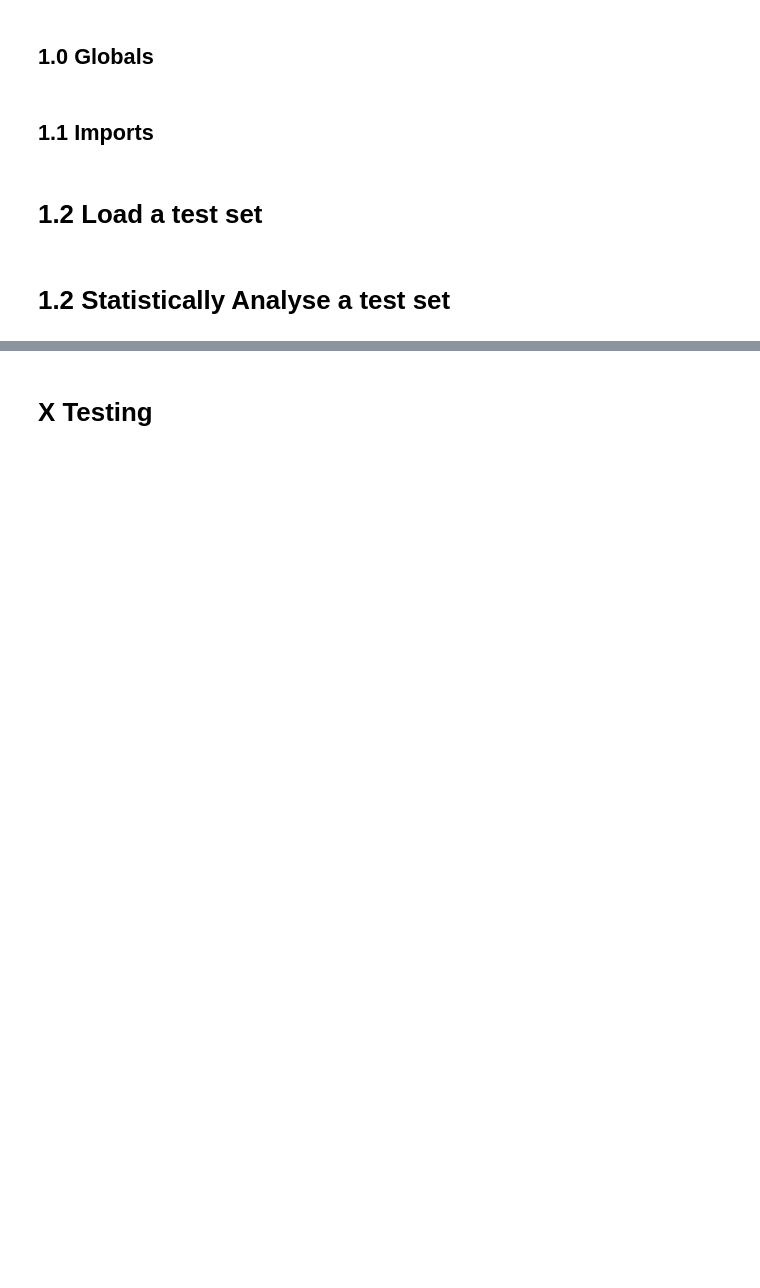
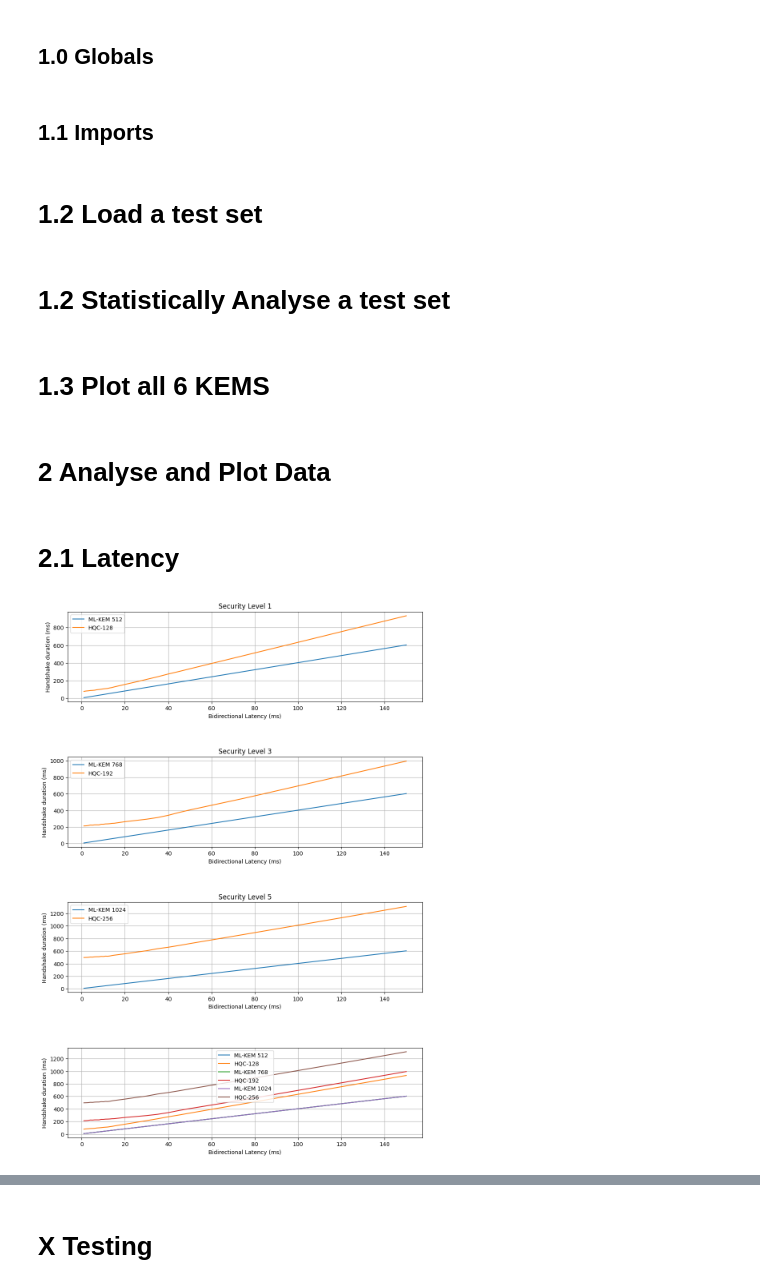
Before and after one commit to OscarTopliss/dissertation-results-analysis, a Jupyter notebook: analyse-tls-results.ipynb, the cells around one changed output, grey strips where cells are left out. Cells and saved outputs as stored; diff of their text form; code cells hidden in the pictures; blank space fills up the shorter version.

```diff
--- a/analyse-tls-results.ipynb
+++ b/analyse-tls-results.ipynb
@@ -39,16 +40,14 @@ def load_algorithm_results(
     """
 
     # load the file
-    with open(alg_results_dir + "/batch-parameters.csv", "r") as csv:
+    with open(RESULTS_DIR + alg_results_dir + "/batch-parameters.csv", "r") as csv:
         batch_parameters = pd.read_csv(csv)
 
-    # read the parameters (e.g. "what was the packet loss rate for this batch?"
-    # into a series object.
+
     batch_ind_var_values = pd.Series(
-        data=batch_parameters[ind_var_shortname],
-        index=batch_parameters["batch_number"]
+        data=dict(zip(batch_parameters["batch_number"], batch_parameters[ind_var_shortname])),
+        index=batch_parameters['batch_number']
     )
-    #print(batch_ind_var_values)
 
     # load all the results into a DataFrame
 
@@ -58,20 +57,28 @@ def load_algorithm_results(
 
     # read all of the batch-n.data files into one dataframe.
     for batch_number in batch_ind_var_values.index.to_list():
-        batch_filename = f"{alg_results_dir}/batch-{batch_number}.data"
+        batch_filename = f"{RESULTS_DIR}{alg_results_dir}/batch-{batch_number}.data"
         ind_var = batch_ind_var_values[batch_number]
         with open(batch_filename, "r") as batch_file:
             batch_durations = batch_file.read().split(",")
             results[ind_var] = [float(duration) for duration in batch_durations]
 
+    results = dict([ (k, pd.Series(v)) for k,v in results.items()]) # trick to create a dataframe
+    # with different sized columns.
+    # https://plainenglish.io/python/a-quick-trick-to-make-dataframes-with-uneven-array-lengths-32bf80d8a61d
+
     results_df = pd.DataFrame(results).replace(-1,None)
     return results_df
 # %% [markdown]
 # 1.2 Statistically Analyse a test set
 # %%
-def analyse_test_set(test_set: pd.DataFrame):
+def analyse_test_set(test_set: pd.DataFrame, inverse=False):
     # get the list of independent variable values
-    batches = list(test_set)
+    # inverse is used to put the test sets in reverse order, e.g. for bandwidth
+    if inverse:
+        batches = list(test_set)[::-1]
+    else:
+        batches = list(test_set)
     test_set_stats = {}
     test_set_stats = {
         "ind_var_value": [],
@@ -79,11 +86,12 @@ def analyse_test_set(test_set: pd.DataFrame):
         "median": [],
         "CI_low": [],
         "CI_high": [],
-        "trimmed_mean": []
+        "trimmed_mean": [],
+        "significant": []
     }
     # calculate useful statistics for each batch
     for batch_ind_var in batches:
-        batch = test_set[batch_ind_var]
+        batch = pd.to_numeric(test_set[batch_ind_var],errors="coerce").dropna()
         test_set_stats["ind_var_value"].append(batch_ind_var)
         test_set_stats["mean"].append(batch.mean())
         test_set_stats["median"].append(batch.median())
@@ -95,6 +103,14 @@ def analyse_test_set(test_set: pd.DataFrame):
             method="basic").confidence_interval
         test_set_stats["CI_low"].append(ci_low)
         test_set_stats["CI_high"].append(ci_high)
+        # use confidence intervals to test the significance of the results.
+        try:
+            test_set_stats["significant"].append(
+                not test_set_stats["CI_low"][0] < test_set_stats["mean"][-1] < test_set_stats["CI_high"][0]
+            )
+        except:
+            # handle the error if it's the first batch
+            test_set_stats["significant"].append(False)
         # calculate trimmed mean, i.e. mean of the middle 90%
         test_set_stats["trimmed_mean"].append(scipy.stats.trim_mean(
             batch, 0.05
@@ -102,3 +118,5 @@ def analyse_test_set(test_set: pd.DataFrame):
 
     # return a dataframe
     return pd.DataFrame(test_set_stats)
+# %% [markdown]
+# 1.3 Plot all 6 KEMS
@@ -104,0 +190,8 @@ def analyse_test_set(test_set: pd.DataFrame):
+# %% [markdown]
+# 2 Analyse and Plot Data
+# %% [markdown]
+# 2.1 Latency
+# %%
+plot_all_kems("delay", "Bidirectional Latency (ms)", subdir="latency")
+# %% [output]
+[figure, added]
```
Also changed, not shown: parts of 11 cells of this notebook, 1 other file.
